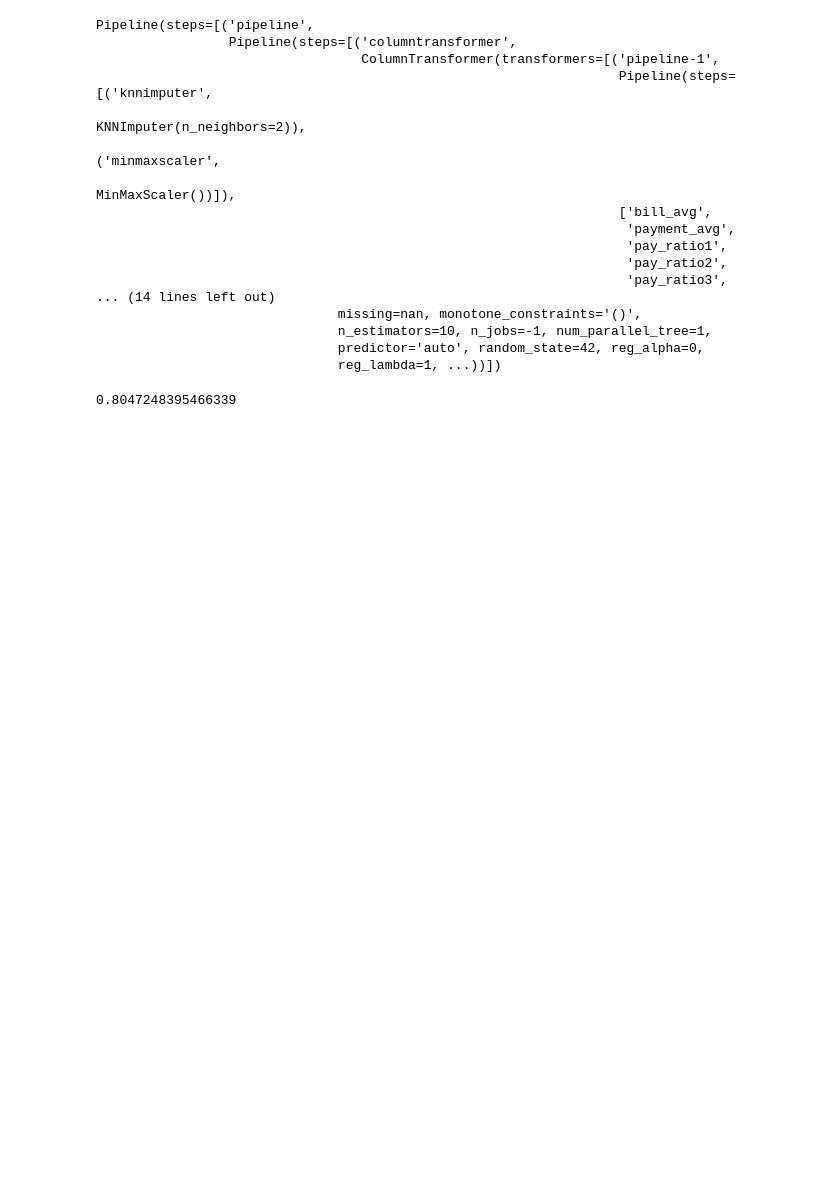
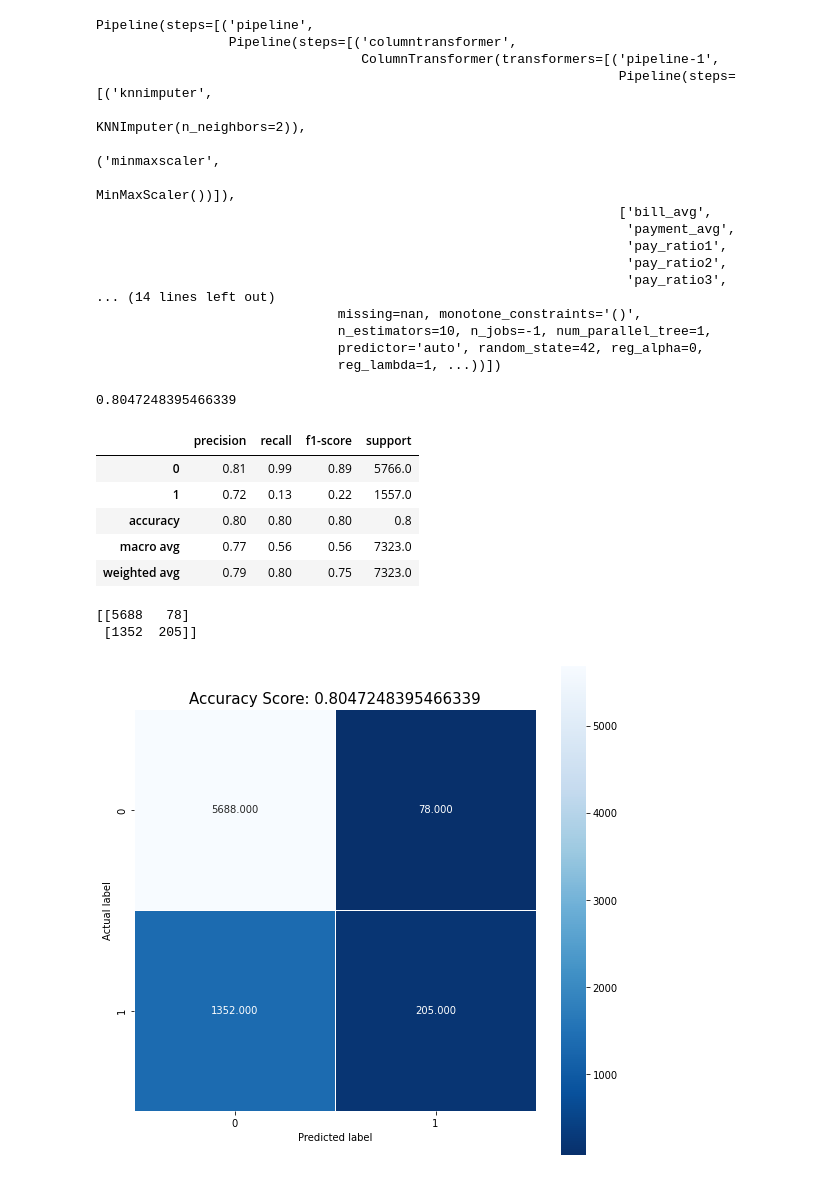
Before and after one commit to zaphodnothingth/nw-msds498-capstone, a Jupyter notebook: 04d2 - required models - XGBoost.ipynb, the cells around one changed output. Drawn from its saved outputs; the diff is of its cells as text; code cells hidden in the pictures; blank space fills up the shorter version.

```diff
--- a/04d2 - required models - XGBoost.ipynb
+++ b/04d2 - required models - XGBoost.ipynb
@@ -632,3 +665,32 @@ Pipeline(steps=[('pipeline',
 XG_model.score(X_test_official, y_test_official)
 # %% [output]
 0.8047248395466339
+# %%
+# Ref: https://medium.com/analytics-vidhya/evaluating-a-random-forest-model-9d165595ad56
+from sklearn.metrics import accuracy_score, confusion_matrix, classification_report
+predictions = XG_model.predict(X_test)
+score = XG_model.score(X_test, y_test)
+# print(classification_report(y_test, predictions))
+report = classification_report(y_test, predictions, output_dict=True)
+df = pd.DataFrame(report).transpose()
+display(df.round(2))
+
+cm = confusion_matrix(y_test, predictions)
+print(cm)
+
+plt.figure(figsize=(9,9))
+sns.heatmap(cm, annot=True, fmt=".3f", linewidths=.5, square = True, cmap = 'Blues_r');
+plt.ylabel('Actual label');
+plt.xlabel('Predicted label');
+all_sample_title = 'Accuracy Score: {0}'.format(score)
+plt.title(all_sample_title, size = 15);
+# %% [output]
+|  | precision | recall | f1-score | support |
+| 0 | 0.81 | 0.99 | 0.89 | 5766.0 |
+| 1 | 0.72 | 0.13 | 0.22 | 1557.0 |
+| accuracy | 0.80 | 0.80 | 0.80 | 0.8 |
+| macro avg | 0.77 | 0.56 | 0.56 | 7323.0 |
+| weighted avg | 0.79 | 0.80 | 0.75 | 7323.0 |
+[[5688   78]
+ [1352  205]]
+[figure, added]
```
Also changed, not shown: parts of 3 cells of this notebook, 9 other files.
